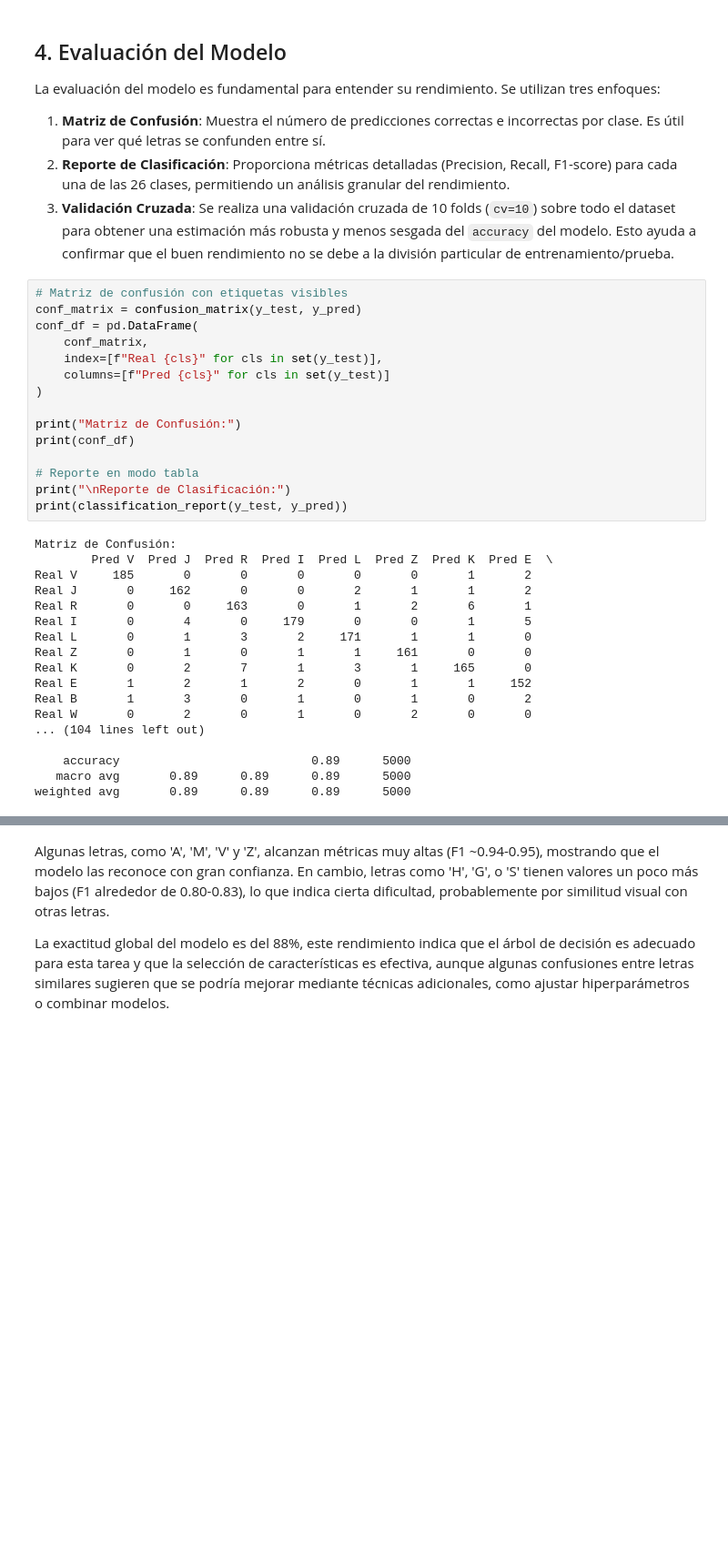
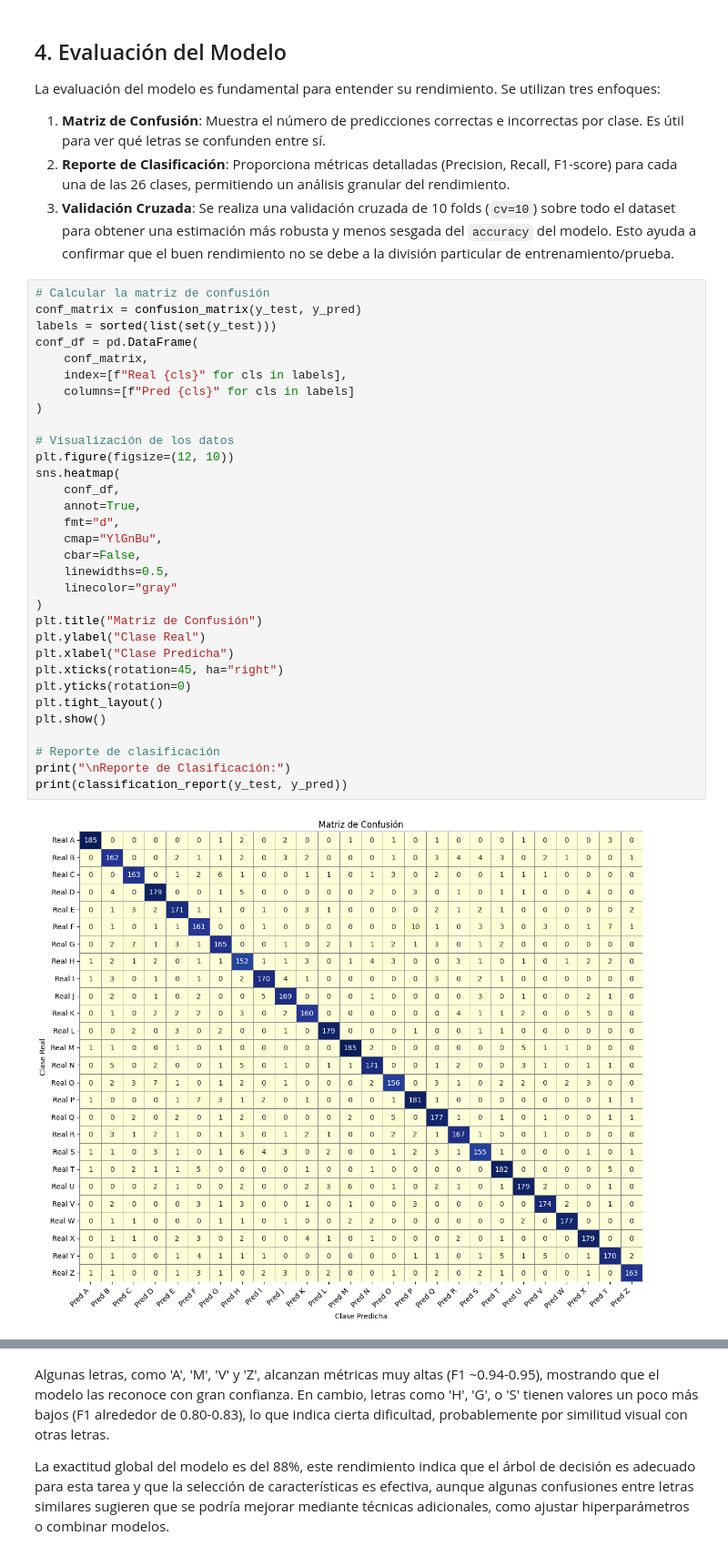
Before and after one commit to KrozFu/intelligent-systems-resources, a Jupyter notebook: exam_03/parcial03.ipynb, the cells around one changed output, grey strips where cells are left out. Shown at 91% size. Saved outputs shown, nothing was run; the diff lists cells and outputs as text; blank space fills up the shorter version.

```diff
--- a/exam_03/parcial03.ipynb
+++ b/exam_03/parcial03.ipynb
@@ -125,36 +155,37 @@ La evaluación del modelo es fundamental para entender su rendimiento. Se utiliz
 1.  **Matriz de Confusión**: Muestra el número de predicciones correctas e incorrectas por clase. Es útil para ver qué letras se confunden entre sí.
 2.  **Reporte de Clasificación**: Proporciona métricas detalladas (Precision, Recall, F1-score) para cada una de las 26 clases, permitiendo un análisis granular del rendimiento.
 3.  **Validación Cruzada**: Se realiza una validación cruzada de 10 folds (`cv=10`) sobre todo el dataset para obtener una estimación más robusta y menos sesgada del `accuracy` del modelo. Esto ayuda a confirmar que el buen rendimiento no se debe a la división particular de entrenamiento/prueba.
-# %%
-# Matriz de confusión con etiquetas visibles
-conf_matrix = confusion_matrix(y_test, y_pred)
-conf_df = pd.DataFrame(
-    conf_matrix,
-    index=[f"Real {cls}" for cls in set(y_test)],
-    columns=[f"Pred {cls}" for cls in set(y_test)]
-)
-
-print("Matriz de Confusión:")
-print(conf_df)
-
-# Reporte en modo tabla
-print("\nReporte de Clasificación:")
-print(classification_report(y_test, y_pred))
-# %% [output]
-Matriz de Confusión:
-        Pred V  Pred J  Pred R  Pred I  Pred L  Pred Z  Pred K  Pred E  \
-Real V     185       0       0       0       0       0       1       2
-Real J       0     162       0       0       2       1       1       2
-Real R       0       0     163       0       1       2       6       1
-Real I       0       4       0     179       0       0       1       5
-Real L       0       1       3       2     171       1       1       0
-Real Z       0       1       0       1       1     161       0       0
-Real K       0       2       7       1       3       1     165       0
-Real E       1       2       1       2       0       1       1     152
-Real B       1       3       0       1       0       1       0       2
-Real W       0       2       0       1       0       2       0       0
-... (104 lines left out)
-
-    accuracy                           0.89      5000
-   macro avg       0.89      0.89      0.89      5000
-weighted avg       0.89      0.89      0.89      5000
+# %%
+# Calcular la matriz de confusión
+conf_matrix = confusion_matrix(y_test, y_pred)
+labels = sorted(list(set(y_test)))
+conf_df = pd.DataFrame(
+    conf_matrix,
+    index=[f"Real {cls}" for cls in labels],
+    columns=[f"Pred {cls}" for cls in labels]
+)
+
+# Visualización de los datos
+plt.figure(figsize=(12, 10))
+sns.heatmap(
+    conf_df,
+    annot=True,
+    fmt="d",
+    cmap="YlGnBu",
+    cbar=False,
+    linewidths=0.5,
+    linecolor="gray"
+)
+plt.title("Matriz de Confusión")
+plt.ylabel("Clase Real")
+plt.xlabel("Clase Predicha")
+plt.xticks(rotation=45, ha="right")
+plt.yticks(rotation=0)
+plt.tight_layout()
+plt.show()
+
+# Reporte de clasificación
+print("\nReporte de Clasificación:")
+print(classification_report(y_test, y_pred))
+# %% [output]
+[figure, added]
```
Also changed, not shown: parts of 16 cells of this notebook.
